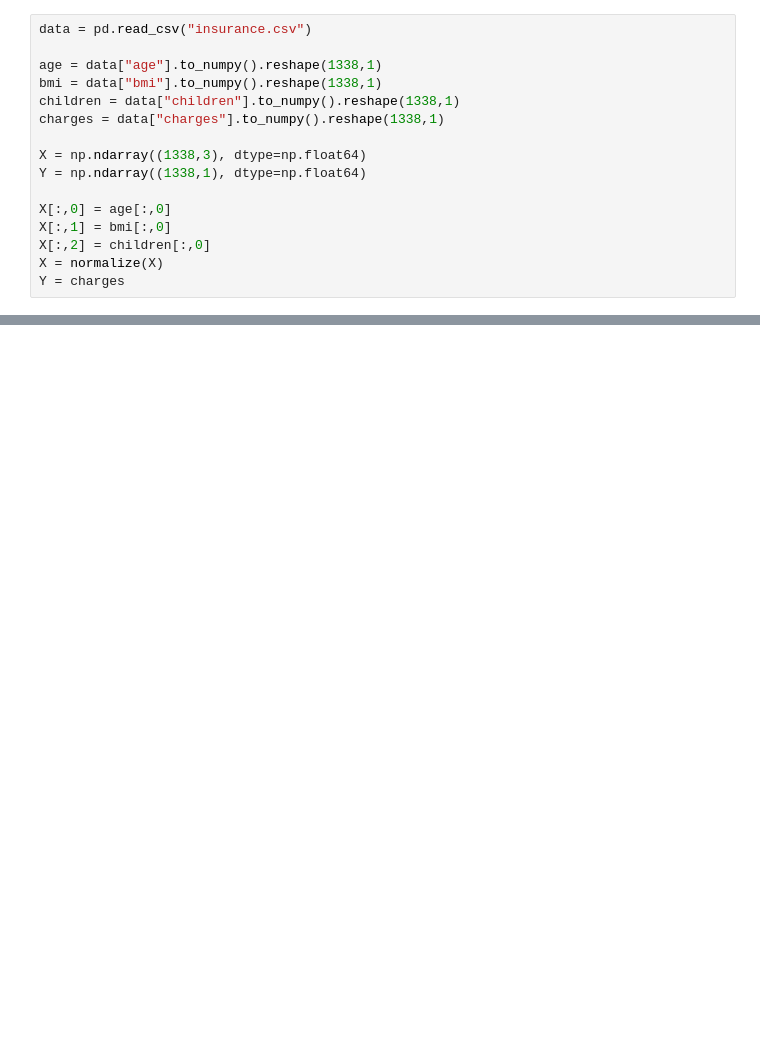
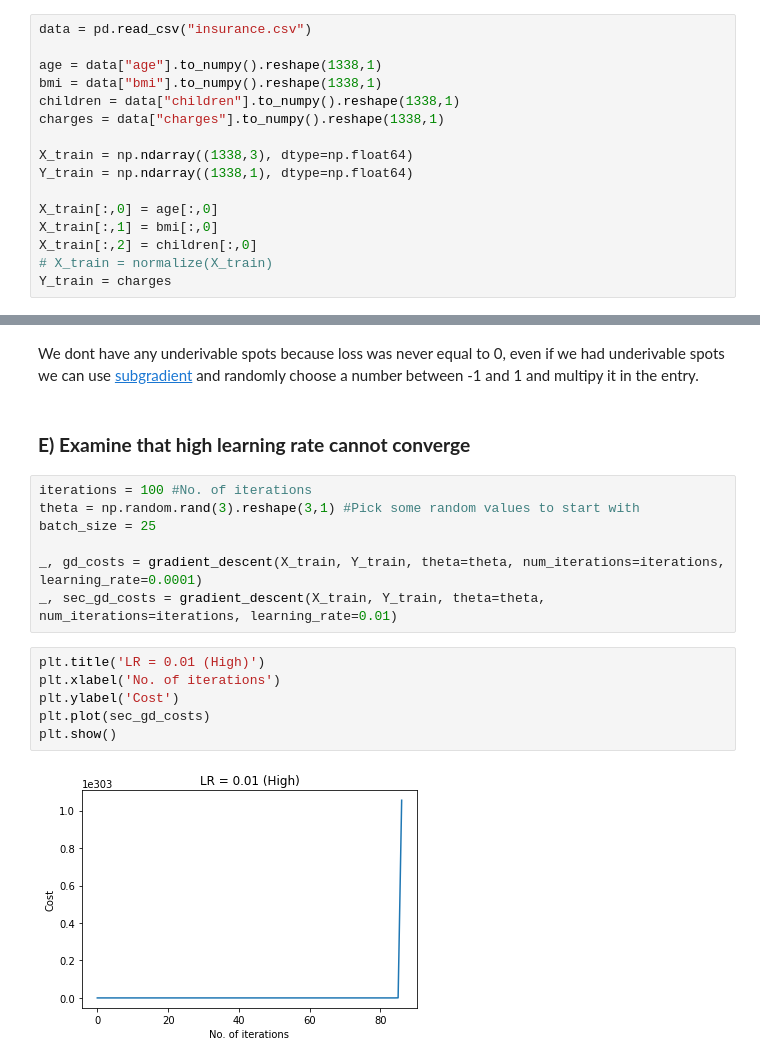
Before and after one commit to AhmadrezaHadi/Machine-Learning-Homeworks, a Jupyter notebook: 1/Q2.ipynb, the cells around one changed output, grey strips where cells are left out. Drawn from its saved outputs; the diff is of its cells as text; blank space fills up the shorter version.

```diff
--- a/1/Q2.ipynb
+++ b/1/Q2.ipynb
@@ -11,11 +13,11 @@ bmi = data["bmi"].to_numpy().reshape(1338,1)
 children = data["children"].to_numpy().reshape(1338,1)
 charges = data["charges"].to_numpy().reshape(1338,1)
 
-X = np.ndarray((1338,3), dtype=np.float64)
-Y = np.ndarray((1338,1), dtype=np.float64)
+X_train = np.ndarray((1338,3), dtype=np.float64)
+Y_train = np.ndarray((1338,1), dtype=np.float64)
 
-X[:,0] = age[:,0]
-X[:,1] = bmi[:,0]
-X[:,2] = children[:,0]
-X = normalize(X)
-Y = charges
+X_train[:,0] = age[:,0]
+X_train[:,1] = bmi[:,0]
+X_train[:,2] = children[:,0]
+# X_train = normalize(X_train)
+Y_train = charges
@@ -58,0 +162,19 @@ X.shape
+# %% [markdown]
+We dont have any underivable spots because loss was never equal to 0, even if we had underivable spots we can use [subgradient](https://en.wikipedia.org/wiki/Subgradient_method) and randomly choose a number between -1 and 1 and multipy it in the entry.
+# %% [markdown]
+### **E) Examine that high learning rate cannot converge**
+# %%
+iterations = 100 #No. of iterations
+theta = np.random.rand(3).reshape(3,1) #Pick some random values to start with
+batch_size = 25
+
+_, gd_costs = gradient_descent(X_train, Y_train, theta=theta, num_iterations=iterations, learning_rate=0.0001)
+_, sec_gd_costs = gradient_descent(X_train, Y_train, theta=theta, num_iterations=iterations, learning_rate=0.01)
+# %%
+plt.title('LR = 0.01 (High)')
+plt.xlabel('No. of iterations')
+plt.ylabel('Cost')
+plt.plot(sec_gd_costs)
+plt.show()
+# %% [output]
+[figure, added]
```
Also changed, not shown: parts of 29 cells of this notebook.
